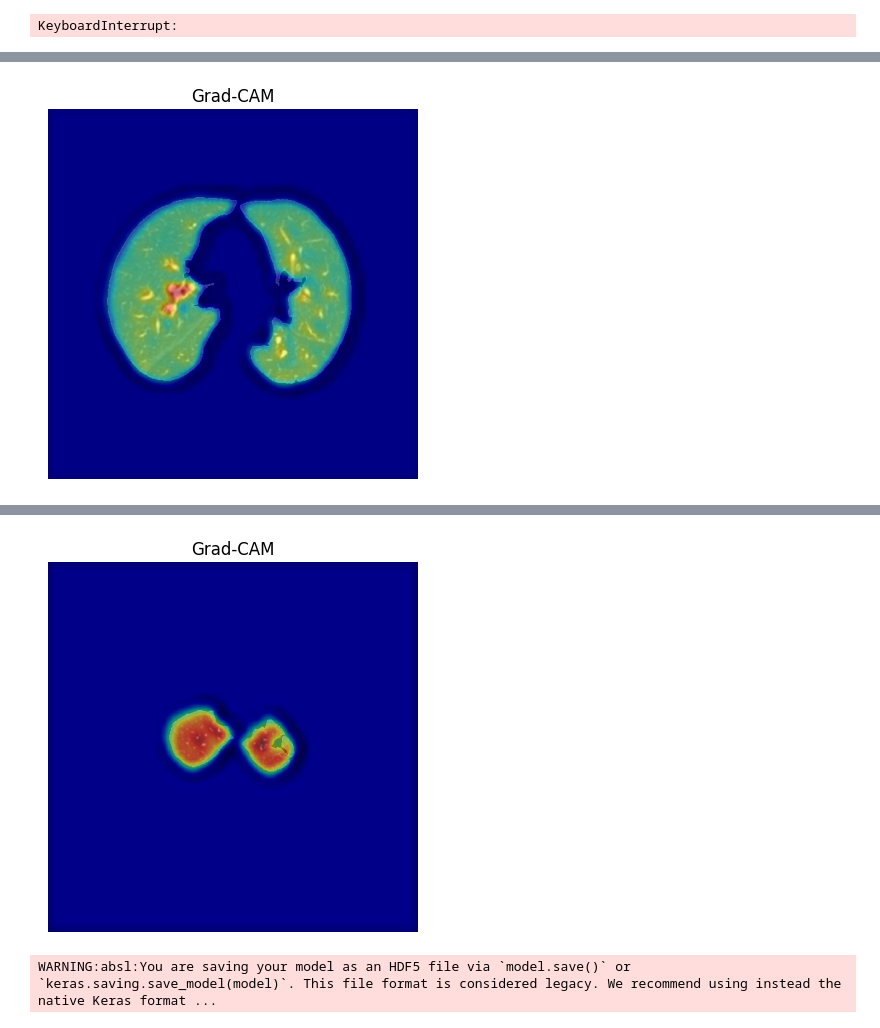
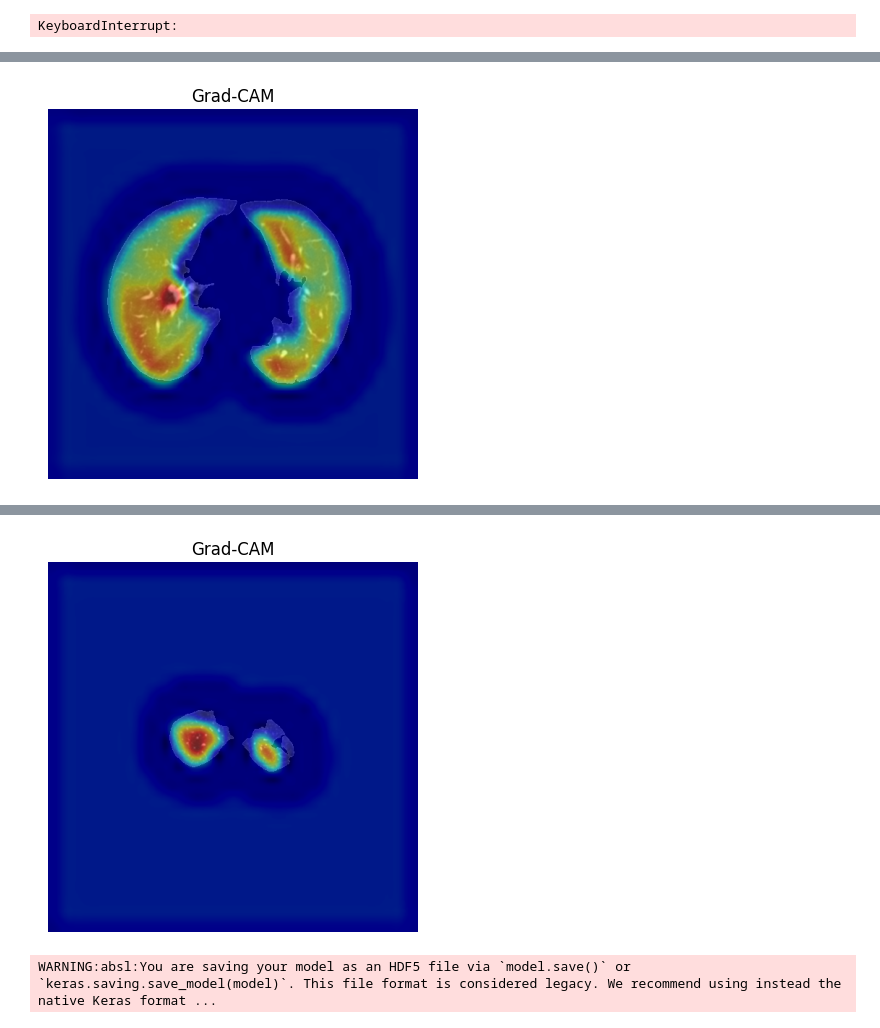
Before and after one commit to Kiyong314/Cancel_Detect_Tensorflow_Project, a Jupyter notebook: 1.텐활기_기말고사_실습_250527_v2_Pre+Train.ipynb, the cells around one changed output, grey strips where cells are left out. Drawn from its saved outputs; the diff is of its cells as text; code cells hidden in the pictures.

```diff
--- a/1.텐활기_기말고사_실습_250527_v2_Pre+Train.ipynb
+++ b/1.텐활기_기말고사_실습_250527_v2_Pre+Train.ipynb
@@ -890,7 +890,7 @@ print(confusion_matrix(y_true, y_pred))
 
 
 
-last_conv_layer = [layer.name for layer in model.layers if isinstance(layer, tf.keras.layers.Conv2D)][-6]
+last_conv_layer = [layer.name for layer in model.layers if isinstance(layer, tf.keras.layers.Conv2D)][-3]
 heatmap = make_gradcam_heatmap([X_test[0:1], meta_test[0:1]], model, last_conv_layer)
 show_gradcam(X_test[0:1], heatmap)
 
@@ -920 +920 @@ weighted avg       0.96      0.96      0.96       161
-[figure, old version]
+[figure, new version]
@@ -922,4 +922,4 @@ weighted avg       0.96      0.96      0.96       161
-[figure, old version]
+[figure, new version]
 # %%
  model.save("lung_model.h5")
 # %% [output]
```
Also changed, not shown: parts of 1 cell of this notebook.
